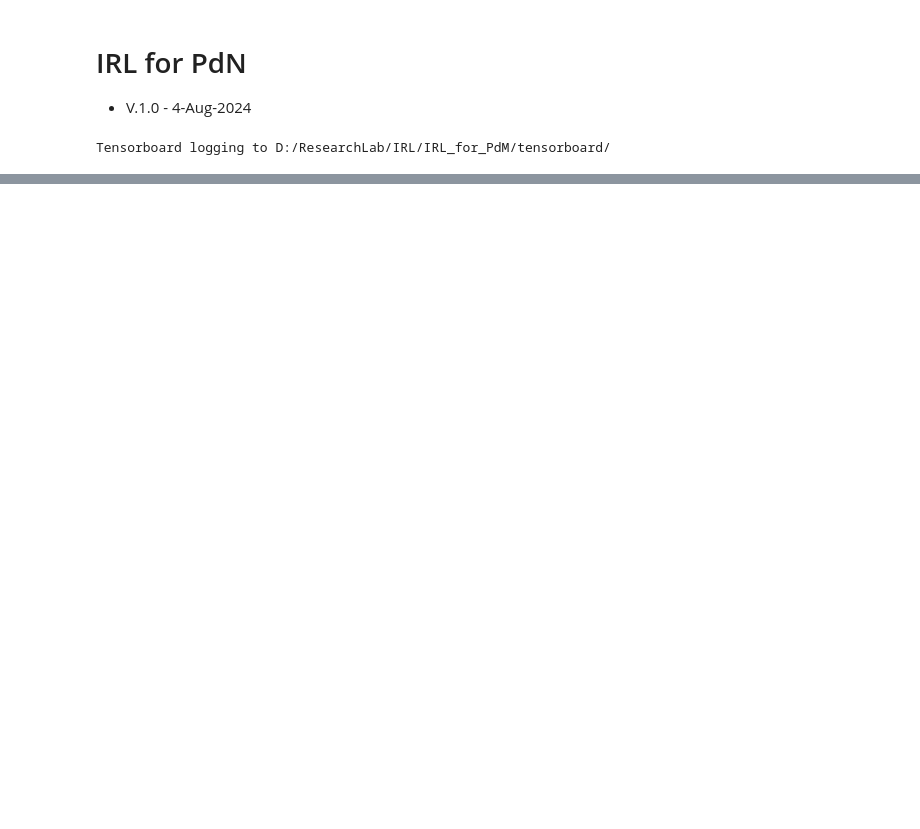
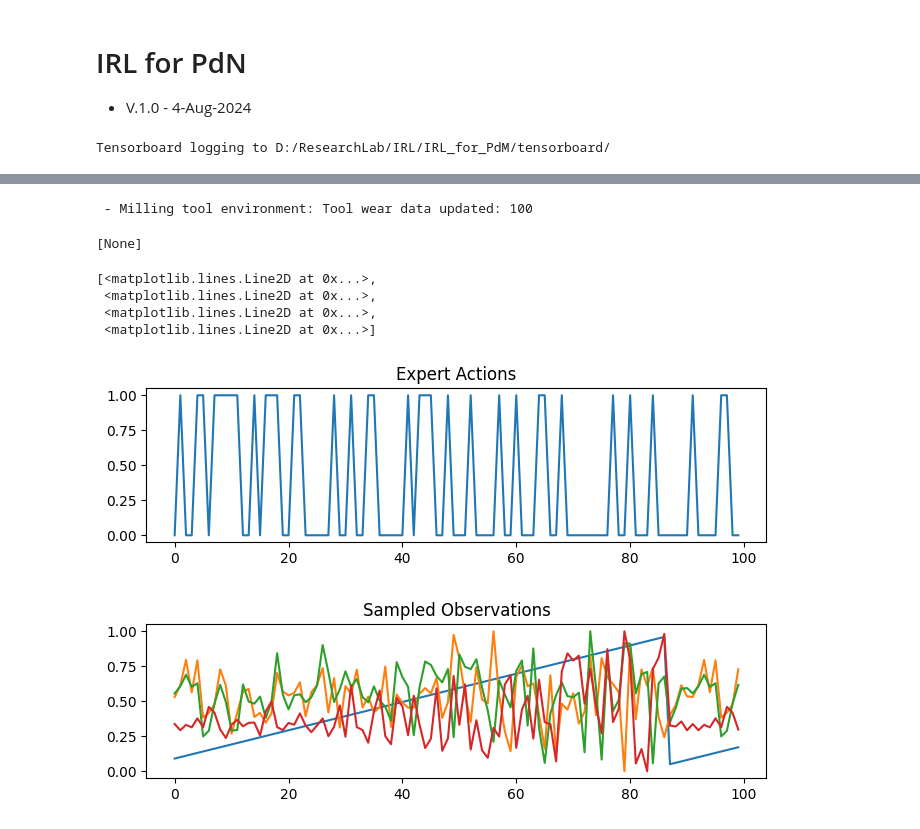
Before and after one commit to RajeshSiraskar-PhD/IRL_for_PdM, a Jupyter notebook: IRL_for_PdM_V_1.ipynb, the cells around one changed output, grey strips where cells are left out. Saved outputs shown, nothing was run; the diff lists cells and outputs as text; code cells hidden in the pictures; blank space fills up the shorter version.

```diff
--- a/IRL_for_PdM_V_1.ipynb
+++ b/IRL_for_PdM_V_1.ipynb
@@ -95,0 +120,11 @@ A2C Expert reward: 106.49
+# %%
+# Vectorized environment: Use the `make_vec_env` helper function - make sure to pass `post_wrappers=[lambda env, _: RolloutInfoWrapper(env)]`
+env_kwargs = {'records':records, 'rul_threshold':rul_threshold}
+
+mt_venv = make_vec_env(
+    'custom/MillingToolEnv-v0',
+    env_make_kwargs=env_kwargs,
+    rng=np.random.default_rng(),
+    n_envs=1,
+    post_wrappers=[lambda mt_venv, _: RolloutInfoWrapper(mt_venv)],
+)
@@ -95,0 +135,4 @@ A2C Expert reward: 106.49
+# %%
+# Add tool wear data
+mt_venv.reset()
+mt_venv.step([1])
@@ -95,0 +154,42 @@ A2C Expert reward: 106.49
+# %%
+# Add tool wear data
+# IMPORTANT -- note how a vectorized env. methd is called
+# NOT like this >>  mt_venv.tool_wear_data(df_train)
+mt_venv.env_method('tool_wear_data', df_train)
+# %% [output]
+ - Milling tool environment: Tool wear data updated: 100
+[None]
+# %%
+rng = np.random.default_rng()
+
+rollouts = rollout.rollout(
+    expert_ppo,
+    mt_venv,
+    rollout.make_sample_until(min_timesteps=None, min_episodes=SAMPLE_DEMONSTRATIONS),
+    rng = rng,
+)
+
+demonstrations = rollout.flatten_trajectories(rollouts)
+# %%
+import matplotlib.pyplot as plt
+obsvs = []
+acts = []
+
+for n in range(len(rollouts)):
+    acts.append(demonstrations.acts[n])
+    obsvs.append(demonstrations.obs[n])
+
+plt.figure(figsize=(8, 2))
+plt.title('Expert Actions')
+plt.plot(acts)
+
+plt.figure(figsize=(8, 2))
+plt.title('Sampled Observations')
+plt.plot(obsvs)
+# %% [output]
+[<matplotlib.lines.Line2D at 0x...>,
+ <matplotlib.lines.Line2D at 0x...>,
+ <matplotlib.lines.Line2D at 0x...>,
+ <matplotlib.lines.Line2D at 0x...>]
+[figure, added]
+[figure, added]
```
Also changed, not shown: parts of 22 cells of this notebook, 2 other files.
